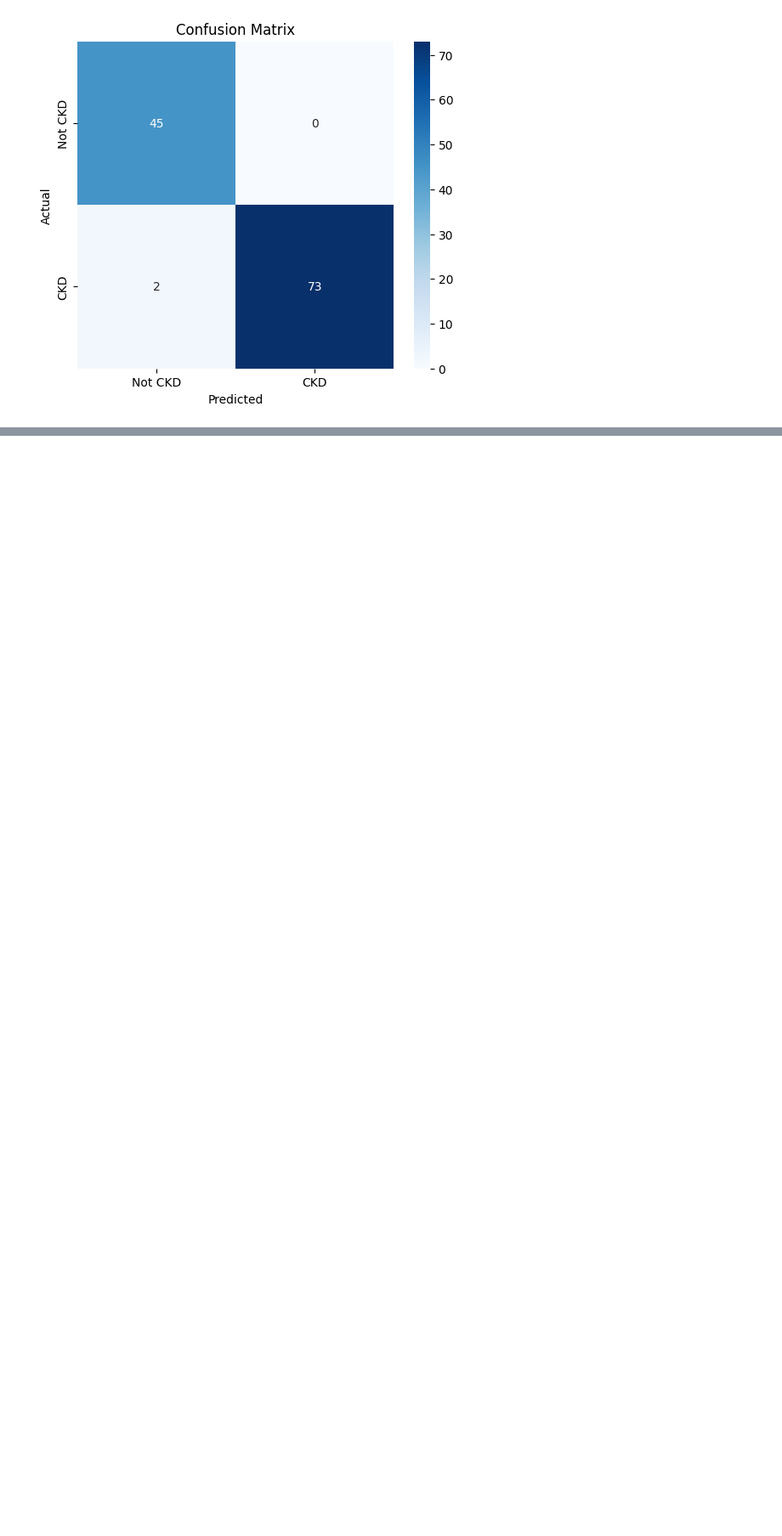
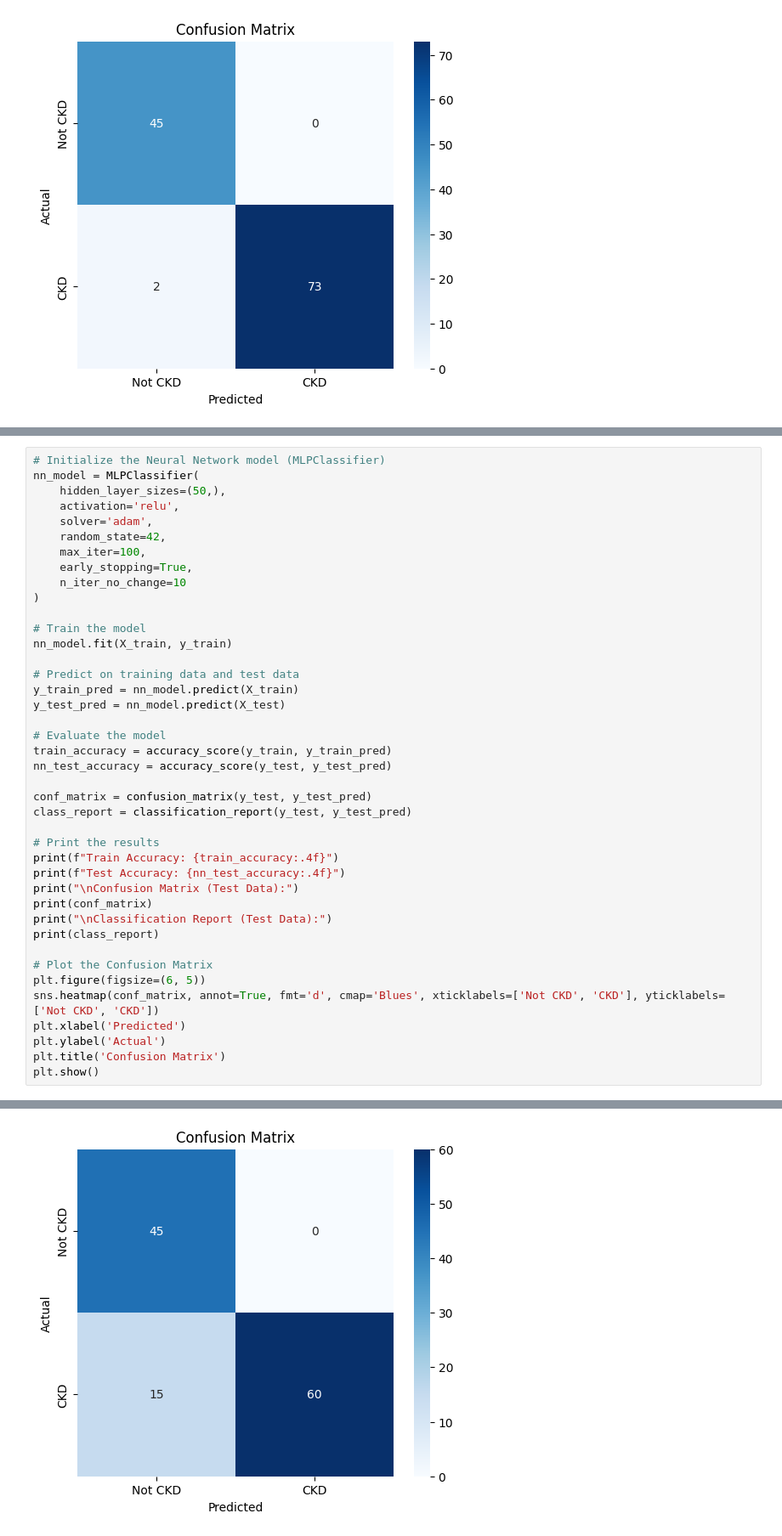
Before and after one commit to Kottancheril/Chronic_kidney_disease_prediction, a Jupyter notebook: chronic_kidney_disease.ipynb, the cells around one changed output, grey strips where cells are left out. Shown at 85% size. Drawn from its saved outputs; the diff is of its cells as text; blank space fills up the shorter version.

```diff
--- a/chronic_kidney_disease.ipynb
+++ b/chronic_kidney_disease.ipynb
@@ -480,0 +544,42 @@ weighted avg       0.96      0.96      0.96       120
+# %%
+# Initialize the Neural Network model (MLPClassifier)
+nn_model = MLPClassifier(
+    hidden_layer_sizes=(50,),
+    activation='relu',
+    solver='adam',
+    random_state=42,
+    max_iter=100,
+    early_stopping=True,
+    n_iter_no_change=10
+)
+
+# Train the model
+nn_model.fit(X_train, y_train)
+
+# Predict on training data and test data
+y_train_pred = nn_model.predict(X_train)
+y_test_pred = nn_model.predict(X_test)
+
+# Evaluate the model
+train_accuracy = accuracy_score(y_train, y_train_pred)
+nn_test_accuracy = accuracy_score(y_test, y_test_pred)
+
+conf_matrix = confusion_matrix(y_test, y_test_pred)
+class_report = classification_report(y_test, y_test_pred)
+
+# Print the results
+print(f"Train Accuracy: {train_accuracy:.4f}")
+print(f"Test Accuracy: {nn_test_accuracy:.4f}")
+print("\nConfusion Matrix (Test Data):")
+print(conf_matrix)
+print("\nClassification Report (Test Data):")
+print(class_report)
+
+# Plot the Confusion Matrix
+plt.figure(figsize=(6, 5))
+sns.heatmap(conf_matrix, annot=True, fmt='d', cmap='Blues', xticklabels=['Not CKD', 'CKD'], yticklabels=['Not CKD', 'CKD'])
+plt.xlabel('Predicted')
+plt.ylabel('Actual')
+plt.title('Confusion Matrix')
+plt.show()
+# %% [output]
@@ -480,0 +602 @@ weighted avg       0.96      0.96      0.96       120
+[figure, added]
```
Also changed, not shown: parts of 13 cells of this notebook.
